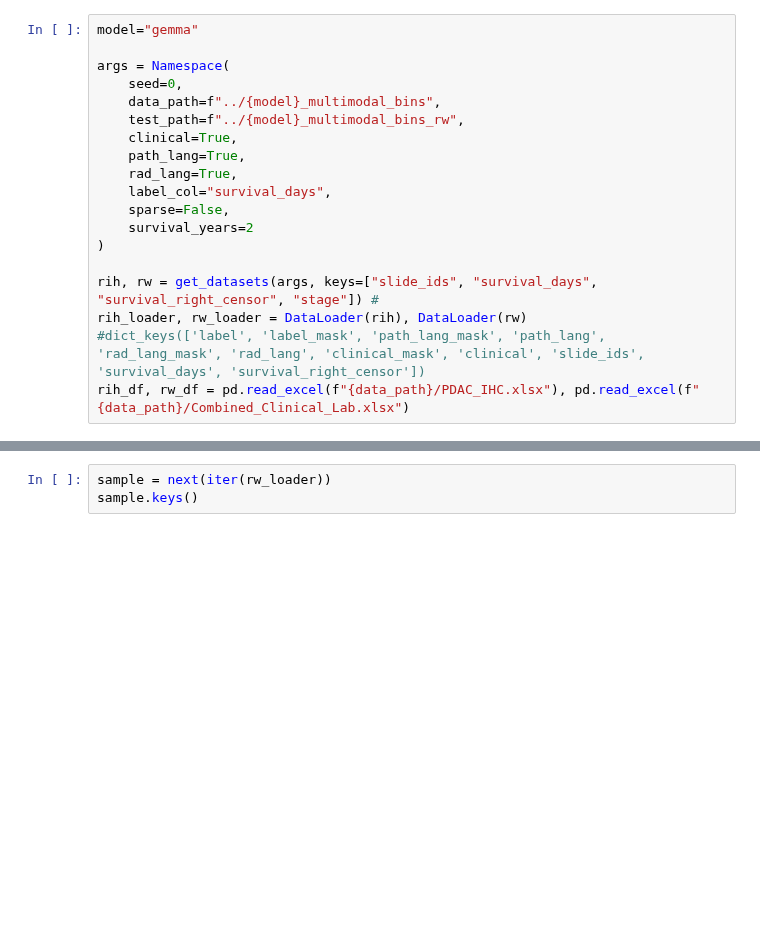
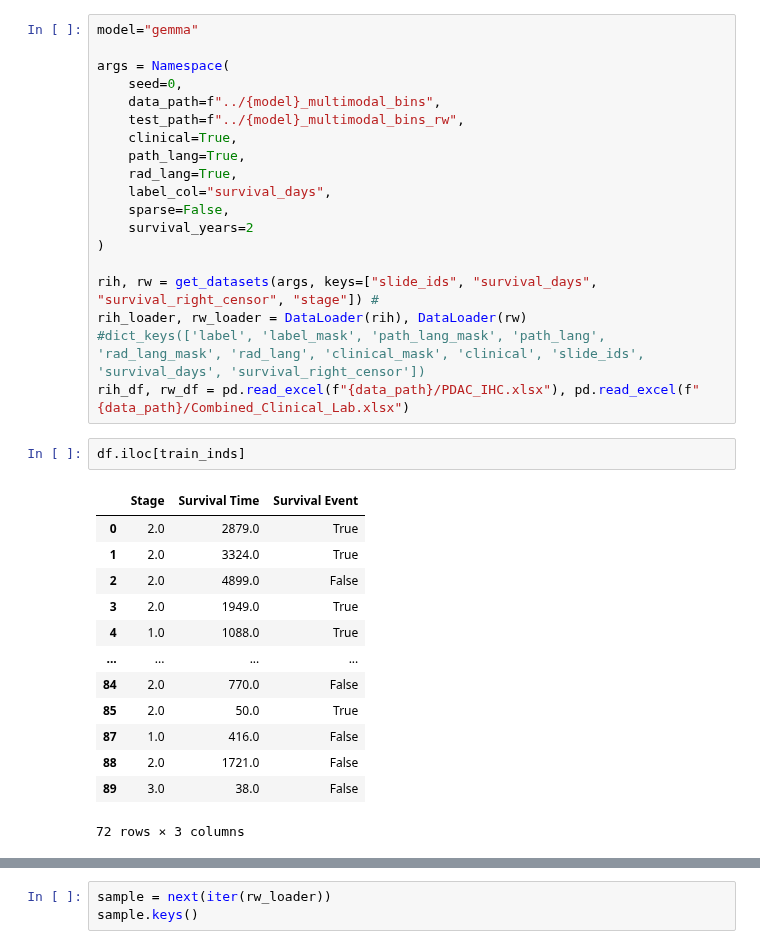
Before and after one commit to joobumjin/RadAI_Multimodal, a Jupyter notebook: Notebooks/demographics.ipynb, the cells around one changed output, grey strips where cells are left out. Cells and saved outputs as stored; diff of their text form; blank space fills up the shorter version.

```diff
--- a/Notebooks/demographics.ipynb
+++ b/Notebooks/demographics.ipynb
@@ -38,3 +38,19 @@ rih, rw = get_datasets(args, keys=["slide_ids", "survival_days", "survival_right
 rih_loader, rw_loader = DataLoader(rih), DataLoader(rw)
 #dict_keys(['label', 'label_mask', 'path_lang_mask', 'path_lang', 'rad_lang_mask', 'rad_lang', 'clinical_mask', 'clinical', 'slide_ids', 'survival_days', 'survival_right_censor'])
 rih_df, rw_df = pd.read_excel(f"{data_path}/PDAC_IHC.xlsx"), pd.read_excel(f"{data_path}/Combined_Clinical_Lab.xlsx")
+# %%
+df.iloc[train_inds]
+# %% [output]
+|  | Stage | Survival Time | Survival Event |
+| 0 | 2.0 | 2879.0 | True |
+| 1 | 2.0 | 3324.0 | True |
+| 2 | 2.0 | 4899.0 | False |
+| 3 | 2.0 | 1949.0 | True |
+| 4 | 1.0 | 1088.0 | True |
+| ... | ... | ... | ... |
+| 84 | 2.0 | 770.0 | False |
+| 85 | 2.0 | 50.0 | True |
+| 87 | 1.0 | 416.0 | False |
+| 88 | 2.0 | 1721.0 | False |
+| 89 | 3.0 | 38.0 | False |
+72 rows × 3 columns
```
Also changed, not shown: parts of 2 cells of this notebook, 3 other files.
